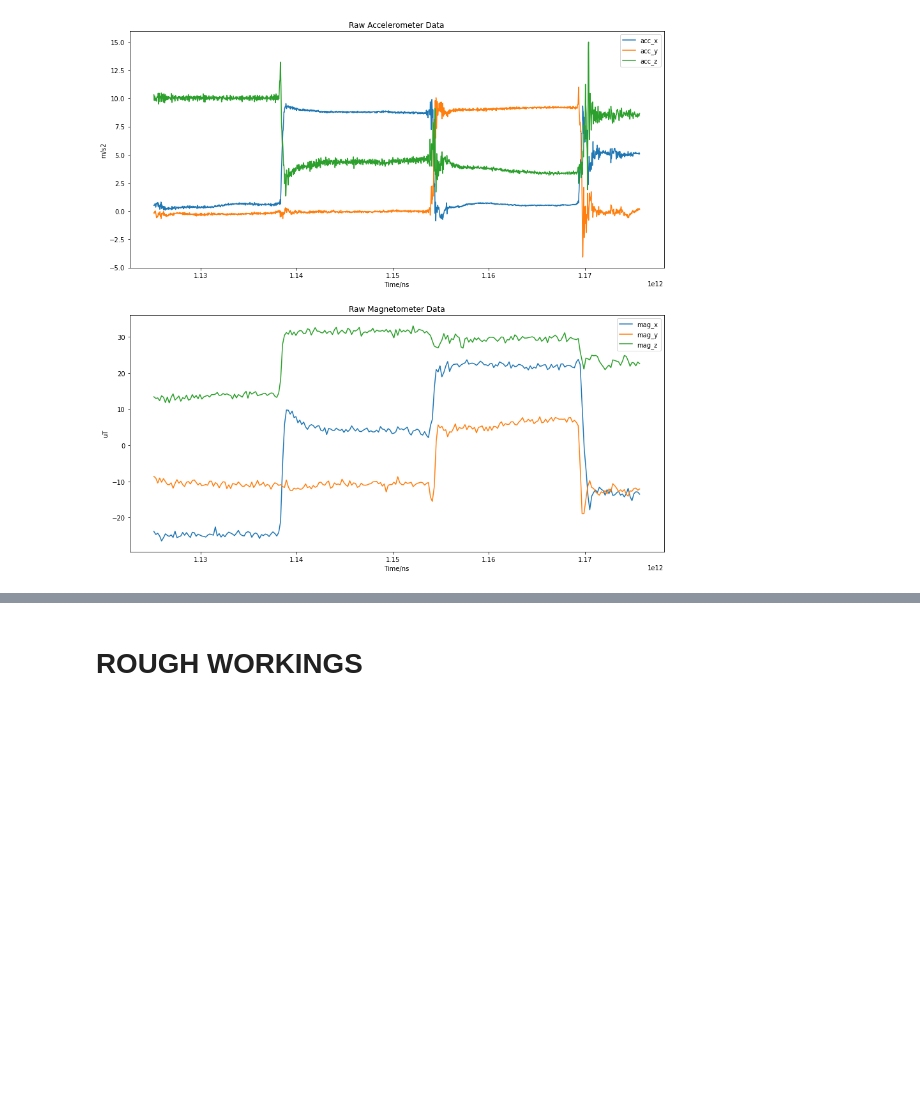
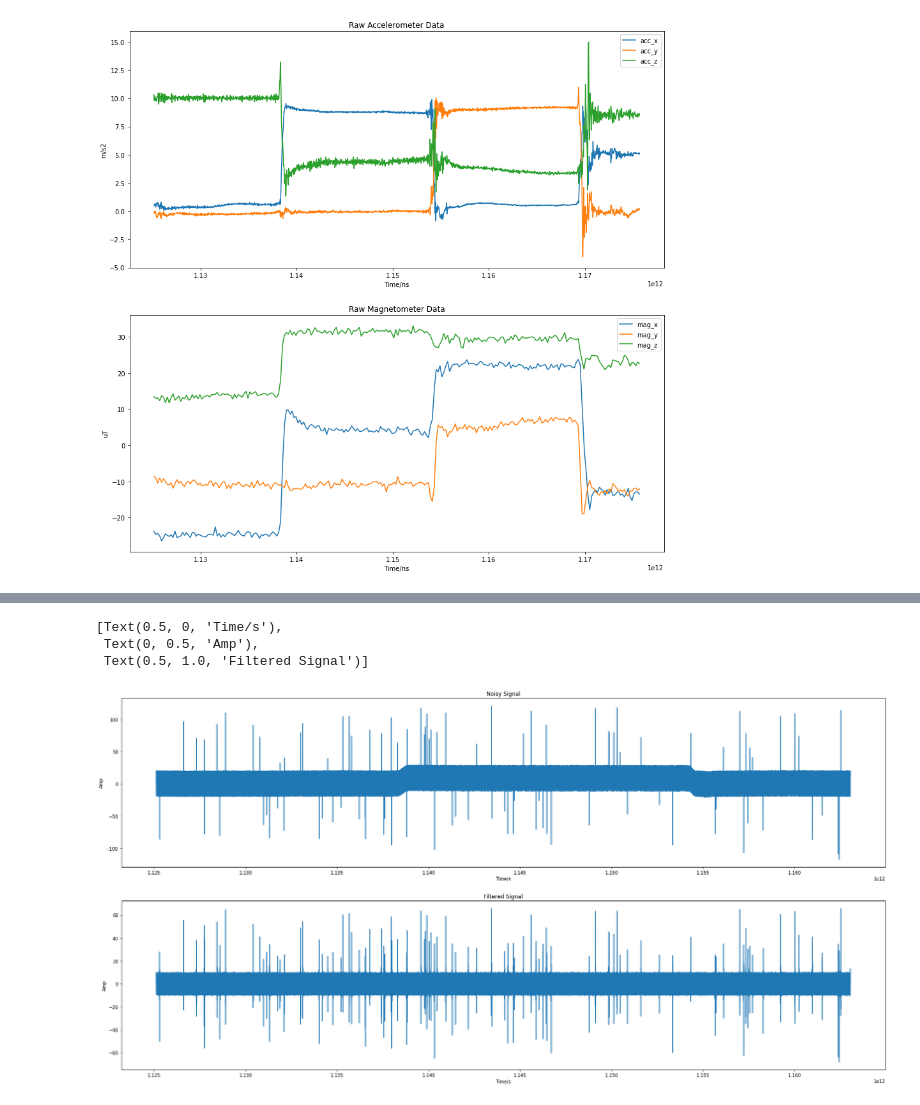
Before and after one commit to ZJTAN97/FilterSignalsProject, a Jupyter notebook: CA Qn 2/answer.ipynb, the cells around one changed output, grey strips where cells are left out. Cells and saved outputs as stored; diff of their text form; code cells hidden in the pictures; blank space fills up the shorter version.

```diff
--- a/CA Qn 2/answer.ipynb
+++ b/CA Qn 2/answer.ipynb
@@ -170,5 +175,3 @@ Frequcies of interest/Hz: [[  0.        ]
  [ 50.01053963]
  [199.98946037]
  [200.01580944]]
-# %% [markdown]
-# ROUGH WORKINGS
@@ -209,0 +178,27 @@ Frequcies of interest/Hz: [[  0.        ]
+# %%
+from scipy import signal
+
+N = 4
+cutOff = 50.0/(sample_freq/2)
+btype = 'highpass'
+
+b, a = signal.butter(N, cutOff, btype)
+
+filtered = signal.filtfilt(b, a, noisy_acc_x)
+
+fig, (ax1, ax2) = plt.subplots(2, 1, figsize=(30,15))
+
+ax1.plot(ts_noisy_acc, noisy_acc_x)
+ax1.set(xlabel = 'Time/s',
+      ylabel = 'Amp',
+      title = 'Noisy Signal')
+
+ax2.plot(ts_noisy_acc, filtered)
+ax2.set(xlabel = 'Time/s',
+      ylabel = 'Amp',
+      title = 'Filtered Signal')
+# %% [output]
+[Text(0.5, 0, 'Time/s'),
+ Text(0, 0.5, 'Amp'),
+ Text(0.5, 1.0, 'Filtered Signal')]
+[figure, added]
```
Also changed, not shown: parts of 7 cells of this notebook.
